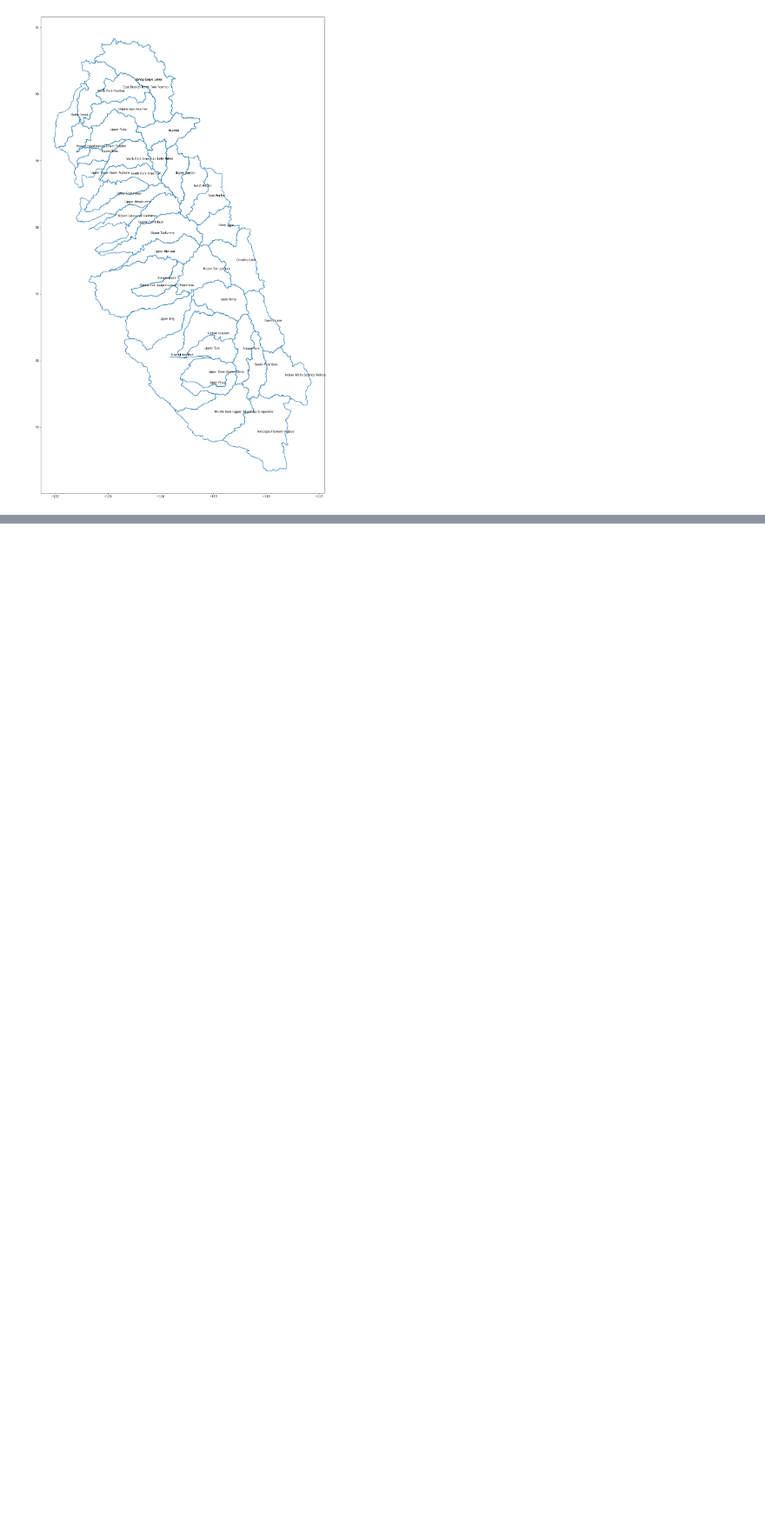
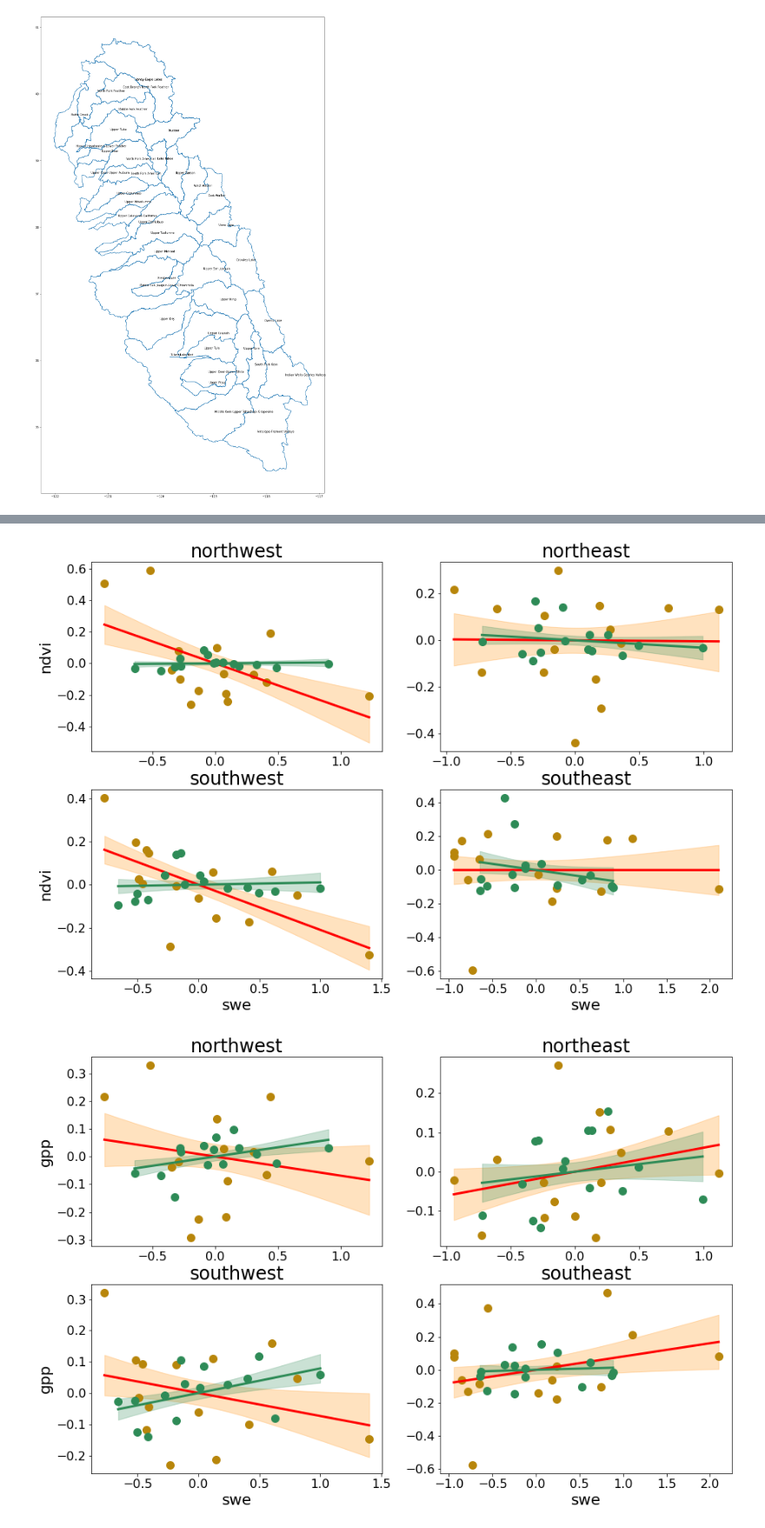
Before and after one commit to mariannecowherd/pe_snow_fires, a Jupyter notebook: scripts/avhrr_ndvi.ipynb, the cells around one changed output, grey strips where cells are left out. Shown at 87% size. Saved outputs shown, nothing was run; the diff lists cells and outputs as text; code cells hidden in the pictures; blank space fills up the shorter version.

```diff
--- a/scripts/avhrr_ndvi.ipynb
+++ b/scripts/avhrr_ndvi.ipynb
@@ -213,3 +346,15 @@ gpp_tot_means_unburned = [np.nanmean(gpp_tot_sj_unburned[k+1]) for k in keys]
+# %%
+plot_linear_four(xvar = 'swe',yvar = 'ndvi')
+
+plot_linear_four(xvar = 'swe',yvar = 'gpp')
+
+
+#plot_linear(region = 'southeast',xvar = 'swe',yvar = 'gpp_tot')
+#plot_linear(region = 'northeast',xvar = 'swe',yvar = 'gpp_tot')
+#plot_linear(region = 'southwest',xvar = 'swe',yvar = 'gpp_tot')
+# %% [output]
+[figure, added]
+[figure, added]
 # %%
 f,ax=plt.subplots(figsize=(20,7))
 for yr in range(2000,2015):
```
Also changed, not shown: parts of 16 cells of this notebook.
